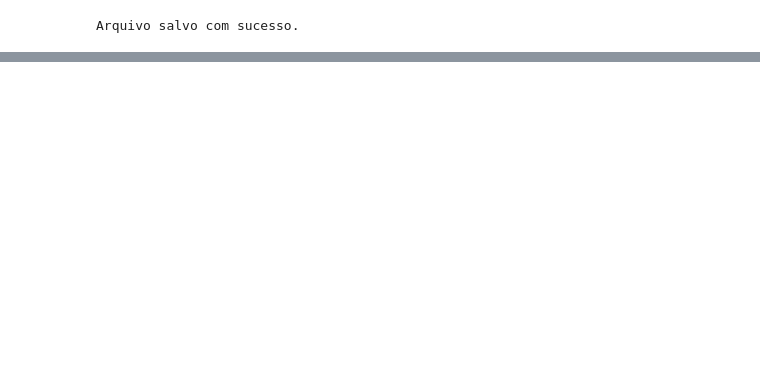
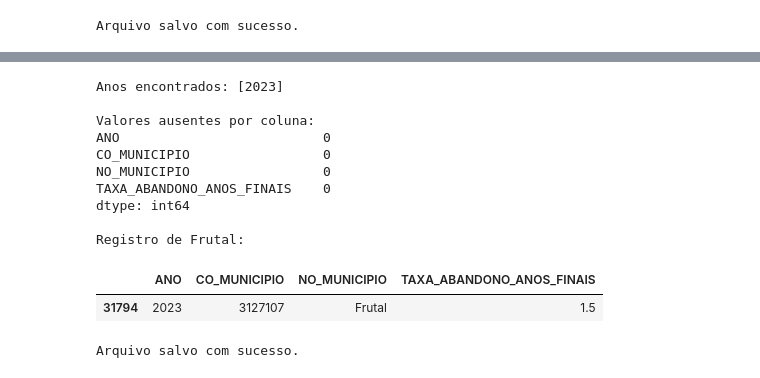
Before and after one commit to RaniellyPatricia/predicao-abandono-escolar-mg, a Jupyter notebook: notebooks/01_coleta_e_descricao.ipynb, the cells around one changed output, grey strips where cells are left out. Saved outputs shown, nothing was run; the diff lists cells and outputs as text; code cells hidden in the pictures; blank space fills up the shorter version.

```diff
--- a/notebooks/01_coleta_e_descricao.ipynb
+++ b/notebooks/01_coleta_e_descricao.ipynb
@@ -938,0 +1127,33 @@ files.download("rcd_mg_2023_tratado.csv")
+# %%
+print("Anos encontrados:", df_rendimento_final["ANO"].unique())
+
+print("\nValores ausentes por coluna:")
+print(df_rendimento_final.isna().sum())
+
+print("\nRegistro de Frutal:")
+df_rendimento_final[
+    df_rendimento_final["NO_MUNICIPIO"].str.upper() == "FRUTAL"
+]
+# %% [output]
+Anos encontrados: [2023]
+
+Valores ausentes por coluna:
+ANO                          0
+CO_MUNICIPIO                 0
+NO_MUNICIPIO                 0
+TAXA_ABANDONO_ANOS_FINAIS    0
+dtype: int64
+
+Registro de Frutal:
+|  | ANO | CO_MUNICIPIO | NO_MUNICIPIO | TAXA_ABANDONO_ANOS_FINAIS |
+| 31794 | 2023 | 3127107 | Frutal | 1.5 |
+# %%
+df_rendimento_final.to_csv(
+    "rendimento_mg_2023_tratado.csv",
+    index=False,
+    encoding="utf-8-sig"
+)
+
+print("Arquivo salvo com sucesso.")
+# %% [output]
+Arquivo salvo com sucesso.
```
Also changed, not shown: parts of 11 cells of this notebook.
